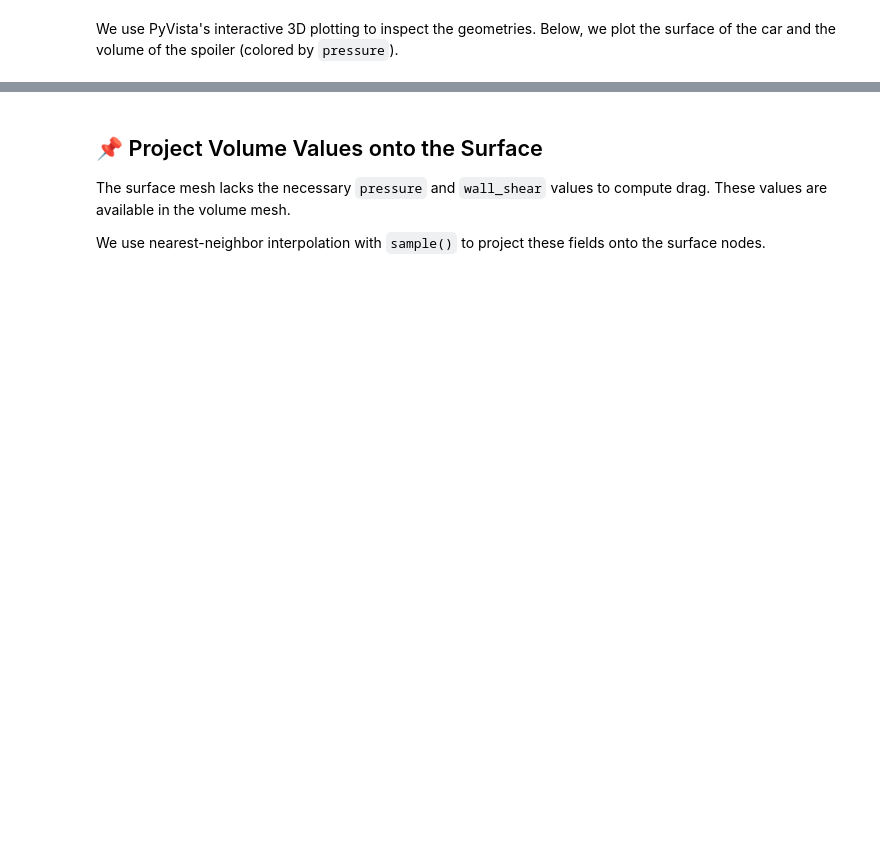
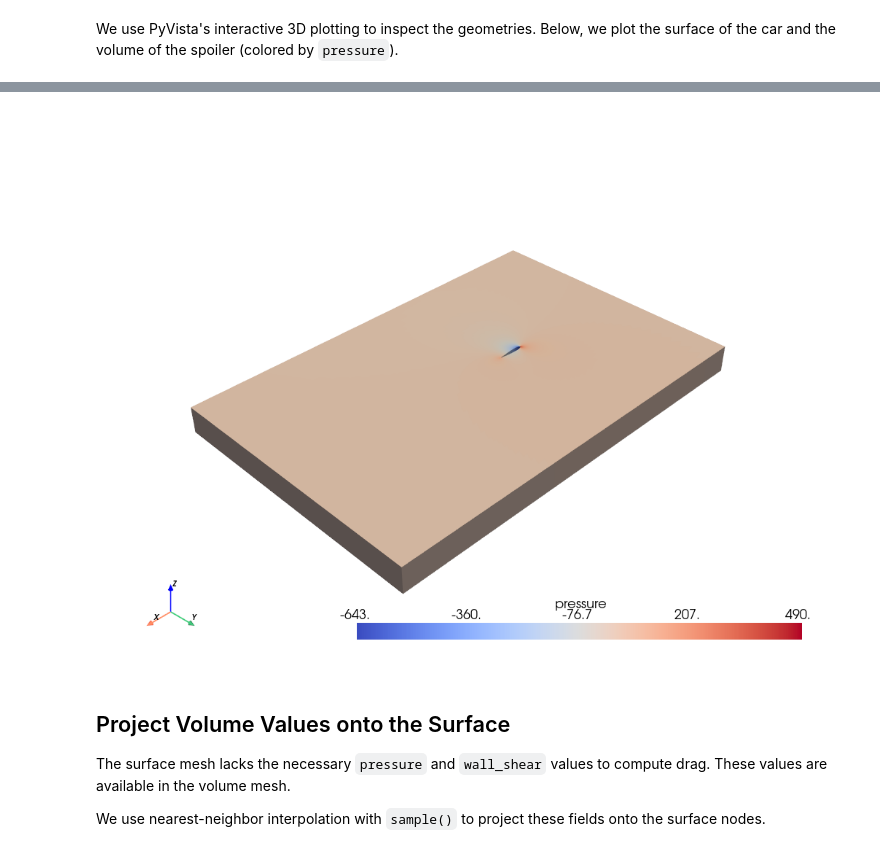
Before and after one commit to FlorianJacta/Work-Home, a Jupyter notebook: SimAI_Case_Study_Complete.ipynb, the cells around one changed output, grey strips where cells are left out. Cells and saved outputs as stored; diff of their text form; code cells hidden in the pictures; blank space fills up the shorter version.

```diff
--- a/SimAI_Case_Study_Complete.ipynb
+++ b/SimAI_Case_Study_Complete.ipynb
@@ -49,8 +71,10 @@ surface_car.plot(title='Car Surface Mesh', show_edges=True)
 # %%
 # Visualize pressure field on spoiler volume
-volume_spoiler.plot(scalars='pressure', cmap='coolwarm', title='Spoiler Volume – Pressure Field')
+volume_spoiler.plot(scalars='pressure', cmap='coolwarm')
+# %% [output]
+[figure, added]
 # %% [markdown]
-## 📌 Project Volume Values onto the Surface
+## Project Volume Values onto the Surface
 The surface mesh lacks the necessary `pressure` and `wall_shear` values to compute drag. These values are available in the volume mesh.
 
 We use nearest-neighbor interpolation with `sample()` to project these fields onto the surface nodes.
```
Also changed, not shown: parts of 15 cells of this notebook.
